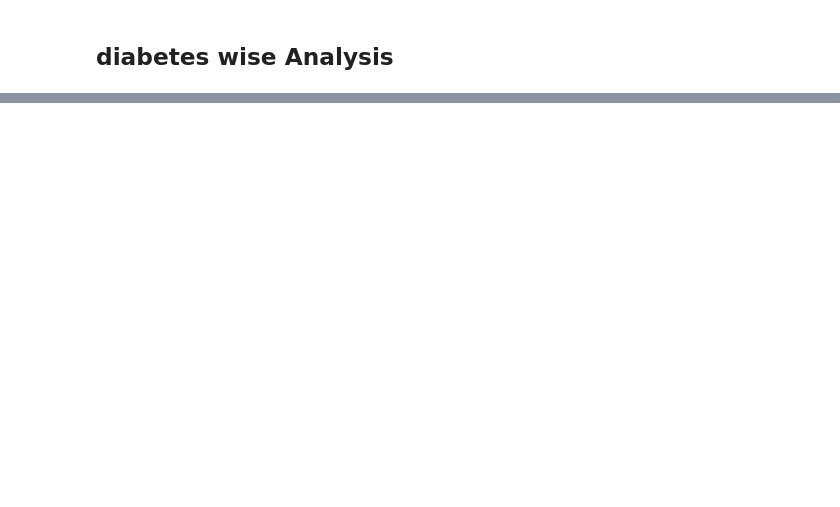
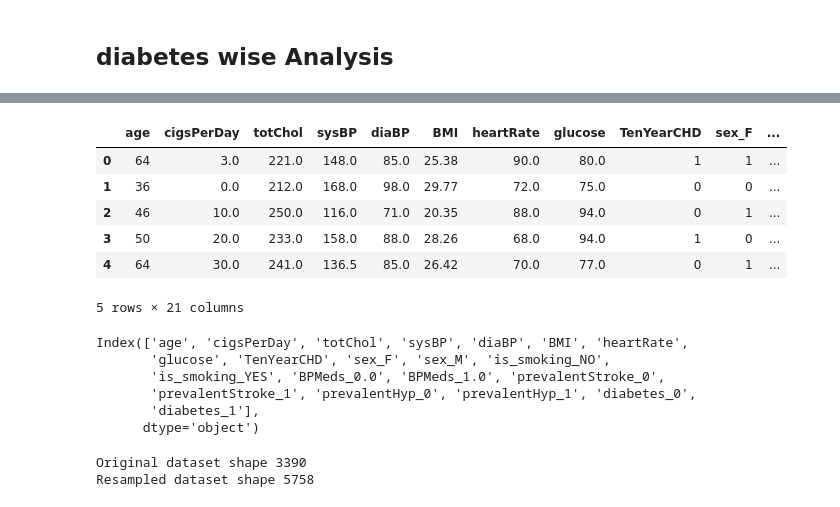
Before and after one commit to solankinitin1210/Capstone-Project-Cardiovascular-Risk-Prediction, a Jupyter notebook: Cardiovascular_Risk_Prediction_Capstone_Project.ipynb, the cells around one changed output, grey strips where cells are left out. Saved outputs shown, nothing was run; the diff lists cells and outputs as text; code cells hidden in the pictures; blank space fills up the shorter version.

```diff
--- a/Cardiovascular_Risk_Prediction_Capstone_Project.ipynb
+++ b/Cardiovascular_Risk_Prediction_Capstone_Project.ipynb
@@ -480,0 +474,19 @@ Catergory_Analysis('diabetes')
+# %%
+df.head()
+# %% [output]
+|  | age | cigsPerDay | totChol | sysBP | diaBP | BMI | heartRate | glucose | TenYearCHD | sex_F | ... |
+| 0 | 64 | 3.0 | 221.0 | 148.0 | 85.0 | 25.38 | 90.0 | 80.0 | 1 | 1 | ... |
+| 1 | 36 | 0.0 | 212.0 | 168.0 | 98.0 | 29.77 | 72.0 | 75.0 | 0 | 0 | ... |
+| 2 | 46 | 10.0 | 250.0 | 116.0 | 71.0 | 20.35 | 88.0 | 94.0 | 0 | 1 | ... |
+| 3 | 50 | 20.0 | 233.0 | 158.0 | 88.0 | 28.26 | 68.0 | 94.0 | 1 | 0 | ... |
+| 4 | 64 | 30.0 | 241.0 | 136.5 | 85.0 | 26.42 | 70.0 | 77.0 | 0 | 1 | ... |
+5 rows × 21 columns
+# %%
+df.columns
+# %% [output]
+Index(['age', 'cigsPerDay', 'totChol', 'sysBP', 'diaBP', 'BMI', 'heartRate',
+       'glucose', 'TenYearCHD', 'sex_F', 'sex_M', 'is_smoking_NO',
+       'is_smoking_YES', 'BPMeds_0.0', 'BPMeds_1.0', 'prevalentStroke_0',
+       'prevalentStroke_1', 'prevalentHyp_0', 'prevalentHyp_1', 'diabetes_0',
+       'diabetes_1'],
+      dtype='object')
@@ -480,0 +498,13 @@ Catergory_Analysis('diabetes')
+# %%
+from imblearn.over_sampling import SMOTE
+
+smote = SMOTE()
+
+# fit predictor and target variable
+x_smote, y_smote = smote.fit_resample(x,y)
+
+print('Original dataset shape', len(df))
+print('Resampled dataset shape', len(y_smote))
+# %% [output]
+Original dataset shape 3390
+Resampled dataset shape 5758
```
Also changed, not shown: parts of 36 cells of this notebook.
